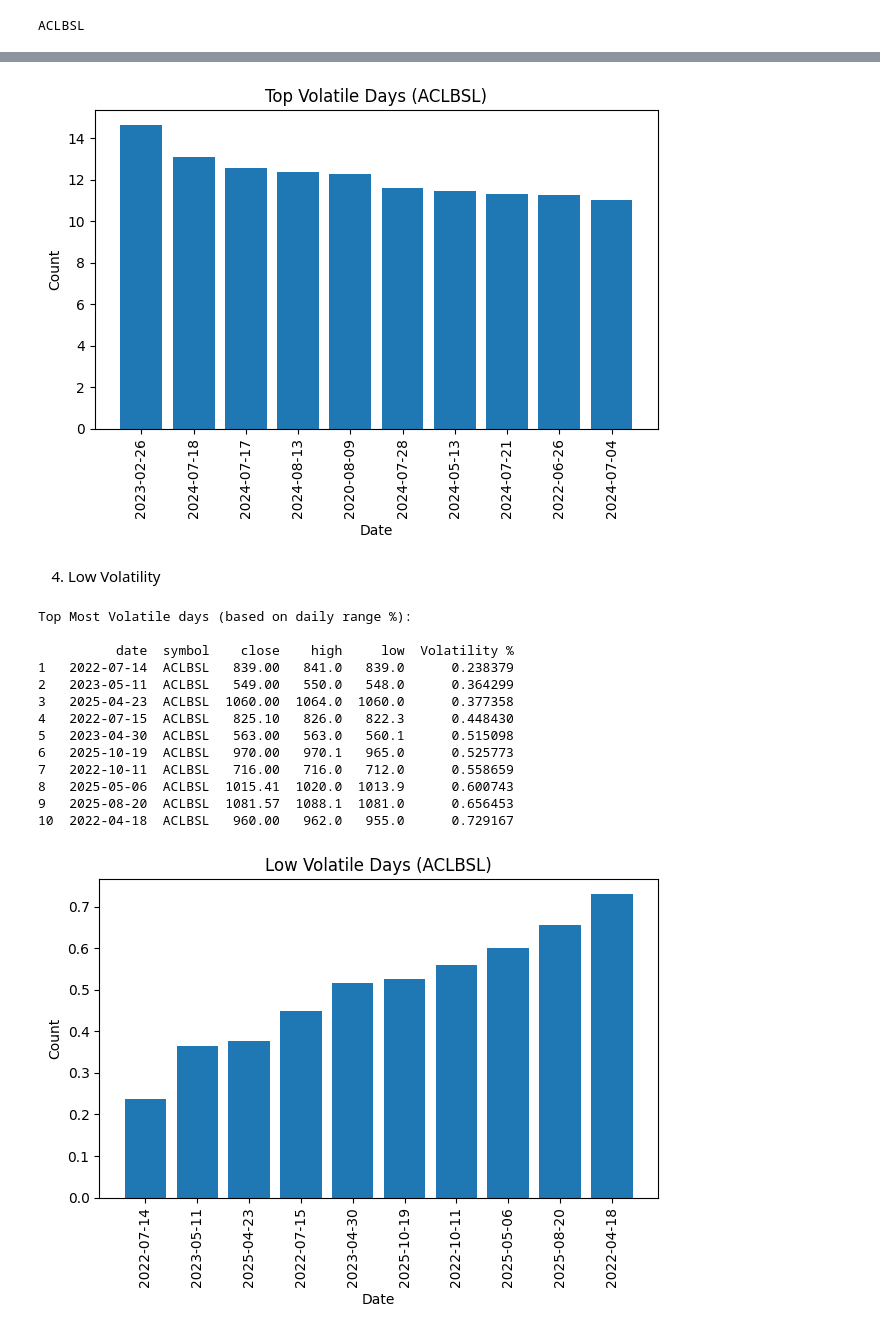
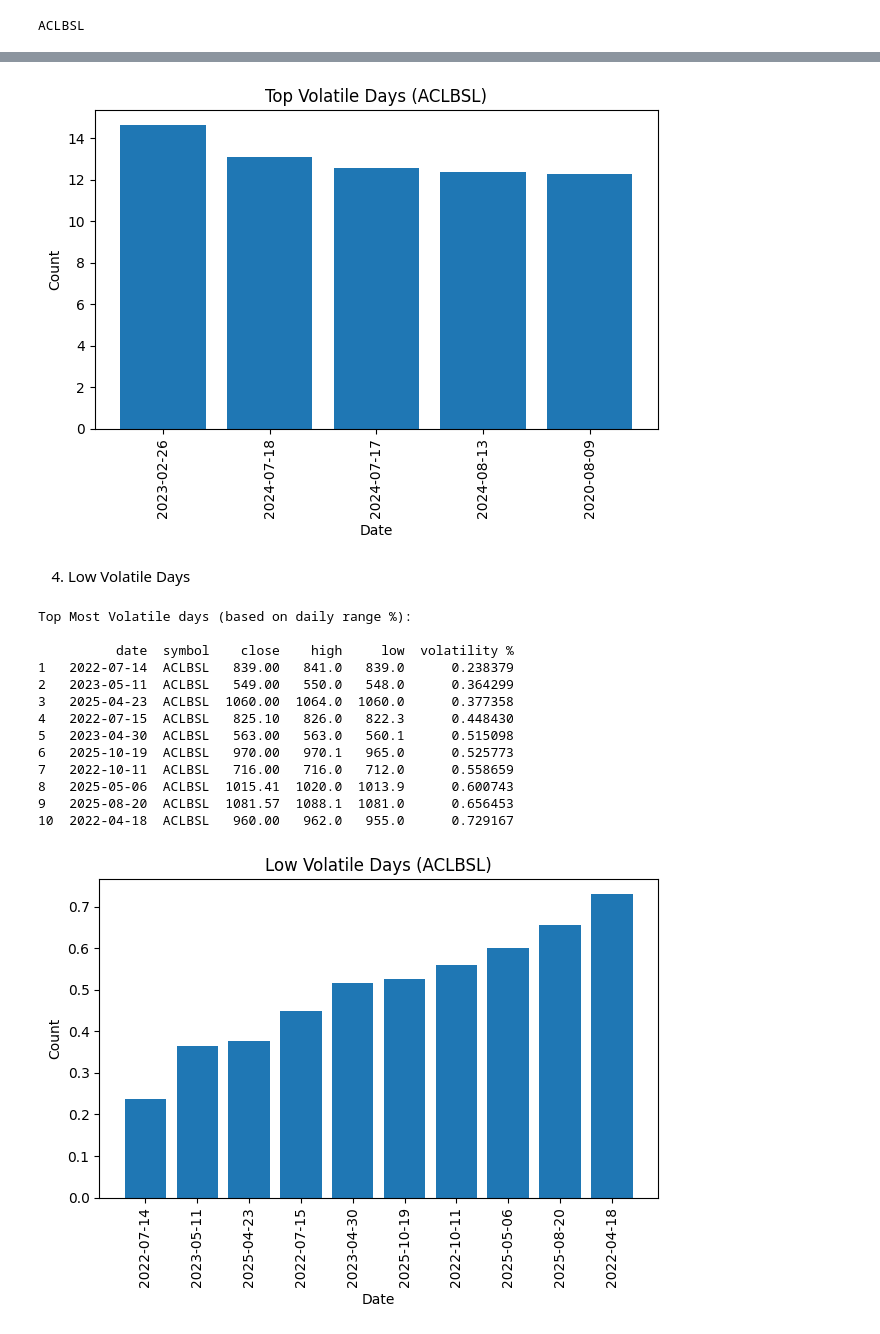
Before and after one commit to Sachinkc263/datascience, a Jupyter notebook: Nepse_data_insights/aclbsl_insights.ipynb, the cells around one changed output, grey strips where cells are left out. Drawn from its saved outputs; the diff is of its cells as text; code cells hidden in the pictures.

```diff
--- a/Nepse_data_insights/aclbsl_insights.ipynb
+++ b/Nepse_data_insights/aclbsl_insights.ipynb
@@ -88,6 +84,9 @@ The lowest volume of ACLBSL is on 2025/12/24 which is 13 kitta only.
 # %%
-df["Volatility %"] = ((df['high']-df['low'])/df['close'])*100
-top_volatile = df.sort_values(by="Volatility %", ascending=False).head(10)[['date','symbol','close', 'high', 'low', 'Volatility %']]
+# volatility (price fluctuation) formula
+df["volatility %"] = ((df['high']-df['low'])/df['close'])*100
+#volatility % lai descending sort gari, take 5 rows with ('date','symbol','close', 'high', 'low', 'volatility %')
+top_volatile = df.sort_values(by="volatility %", ascending=False).head(5)[['date','symbol','close', 'high', 'low', 'volatility %']]
+# reindex from 1
 top_volatile.index = range(1, len(top_volatile)+1)
 print("\nTop Most Volatile days (based on daily range %):\n")
 print(top_volatile)
@@ -108,25 +102,28 @@ Top Most Volatile days (based on daily range %):
 # %%
 plt.figure()
-plt.bar(top_volatile["date"], top_volatile["Volatility %"])
+#bar graph of top volatile days
+plt.bar(top_volatile["date"], top_volatile["volatility %"])
 plt.title(f"Top Volatile Days ({stock_symbol})")
 plt.xlabel("Date")
 plt.ylabel("Count")
 plt.xticks(rotation=90)
 plt.tight_layout()
 plt.show()
 # %% [output]
-[figure, old version]
+[figure, new version]
 # %% [markdown]
-4. Low Volatility
+4. Low Volatile Days
 # %%
-low_volatile = df.sort_values(by="Volatility %", ascending=True).head(10)[['date','symbol','close', 'high', 'low', 'Volatility %']]
+#volatility % lai ascending sort gari, take 5 rows with ('date','symbol','close', 'high', 'low', 'volatility %')
+low_volatile = df.sort_values(by="volatility %", ascending=True).head(10)[['date','symbol','close', 'high', 'low', 'volatility %']]
+#reindex from 1
 low_volatile.index = range(1, len(low_volatile)+1)
 print("\nTop Most Volatile days (based on daily range %):\n")
 print(low_volatile)
 # %% [output]
 Top Most Volatile days (based on daily range %):
 
-          date  symbol    close    high     low  Volatility %
+          date  symbol    close    high     low  volatility %
 1   2022-07-14  ACLBSL   839.00   841.0   839.0      0.238379
 2   2023-05-11  ACLBSL   549.00   550.0   548.0      0.364299
 3   2025-04-23  ACLBSL  1060.00  1064.0  1060.0      0.377358
```
Also changed, not shown: parts of 28 cells of this notebook.
